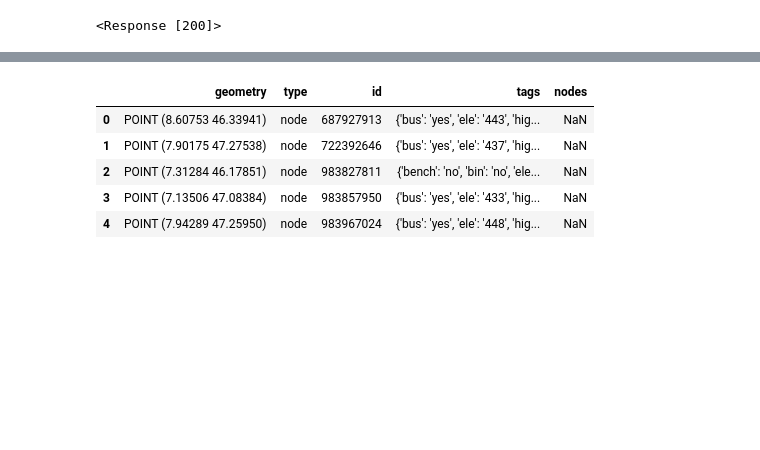
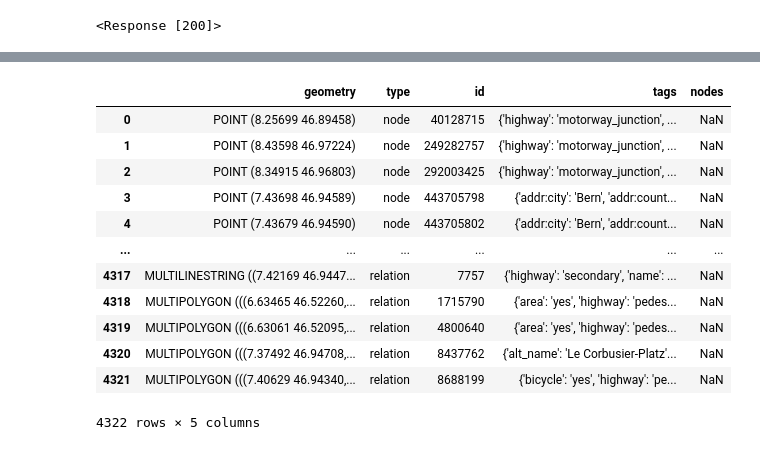
Before and after one commit to CaptainInler/cassda-zertifikatsarbeit, a Jupyter notebook: Evaluation/verification.ipynb, the cells around one changed output, grey strips where cells are left out. Drawn from its saved outputs; the diff is of its cells as text; code cells hidden in the pictures; blank space fills up the shorter version.

```diff
--- a/Evaluation/verification.ipynb
+++ b/Evaluation/verification.ipynb
@@ -71,12 +91,17 @@ geojson = osm2geojson.json2geojson(data)
 # %%
-import geopandas as gpd
-points = gpd.GeoDataFrame.from_features(geojson, crs="EPSG:4326")
+geom = gpd.GeoDataFrame.from_features(geojson, crs="EPSG:4326")
+geom
+# %% [output]
+|  | geometry | type | id | tags | nodes |
+| 0 | POINT (8.25699 46.89458) | node | 40128715 | {'highway': 'motorway_junction', ... | NaN |
+| 1 | POINT (8.43598 46.97224) | node | 249282757 | {'highway': 'motorway_junction', ... | NaN |
+| 2 | POINT (8.34915 46.96803) | node | 292003425 | {'highway': 'motorway_junction', ... | NaN |
+| 3 | POINT (7.43698 46.94589) | node | 443705798 | {'addr:city': 'Bern', 'addr:count... | NaN |
+| 4 | POINT (7.43679 46.94590) | node | 443705802 | {'addr:city': 'Bern', 'addr:count... | NaN |
+| ... | ... | ... | ... | ... | ... |
+| 4317 | MULTILINESTRING ((7.42169 46.9447... | relation | 7757 | {'highway': 'secondary', 'name': ... | NaN |
+| 4318 | MULTIPOLYGON (((6.63465 46.52260,... | relation | 1715790 | {'area': 'yes', 'highway': 'pedes... | NaN |
+| 4319 | MULTIPOLYGON (((6.63061 46.52095,... | relation | 4800640 | {'area': 'yes', 'highway': 'pedes... | NaN |
+| 4320 | MULTIPOLYGON (((7.37492 46.94708,... | relation | 8437762 | {'alt_name': 'Le Corbusier-Platz'... | NaN |
+| 4321 | MULTIPOLYGON (((7.40629 46.94340,... | relation | 8688199 | {'bicycle': 'yes', 'highway': 'pe... | NaN |
+4322 rows × 5 columns
-# %%
-points.head()
-# %% [output]
-|  | geometry | type | id | tags | nodes |
-| 0 | POINT (8.60753 46.33941) | node | 687927913 | {'bus': 'yes', 'ele': '443', 'hig... | NaN |
-| 1 | POINT (7.90175 47.27538) | node | 722392646 | {'bus': 'yes', 'ele': '437', 'hig... | NaN |
-| 2 | POINT (7.31284 46.17851) | node | 983827811 | {'bench': 'no', 'bin': 'no', 'ele... | NaN |
-| 3 | POINT (7.13506 47.08384) | node | 983857950 | {'bus': 'yes', 'ele': '433', 'hig... | NaN |
-| 4 | POINT (7.94289 47.25950) | node | 983967024 | {'bus': 'yes', 'ele': '448', 'hig... | NaN |
```
Also changed, not shown: parts of 27 cells of this notebook, 2 other files.
